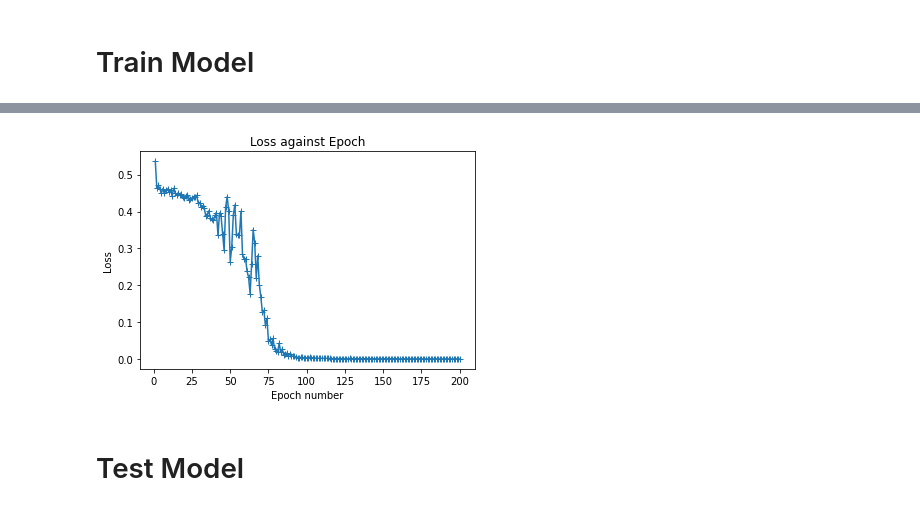
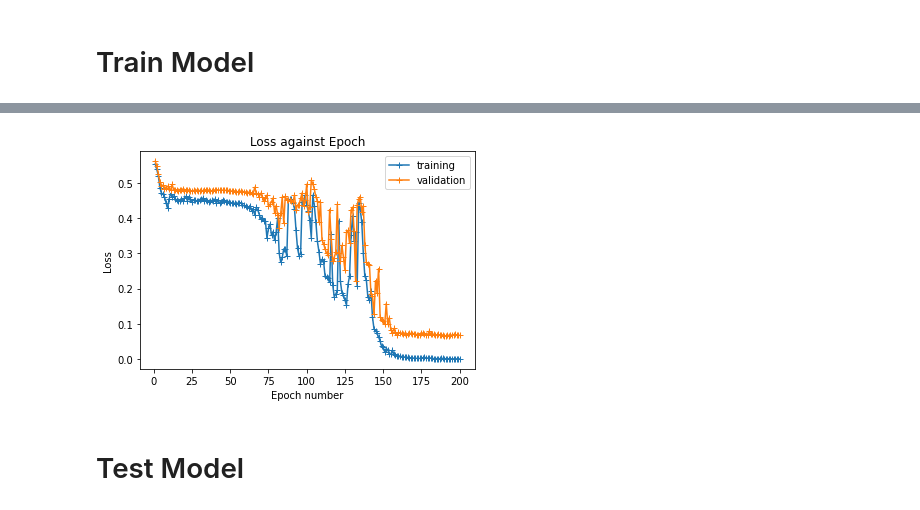
Before and after one commit to SEMOrientation/Y4ProjectNotebooks, a Jupyter notebook: 2D_Network.ipynb, the cells around one changed output, grey strips where cells are left out. Drawn from its saved outputs; the diff is of its cells as text; code cells hidden in the pictures.

Commit message:
Add validation data

```diff
--- a/2D_Network.ipynb
+++ b/2D_Network.ipynb
@@ -256,8 +256,11 @@ history = model.fit(
     y_data,
     batch_size,
     epochs,
+    validation_data=(x_test, y_test),
 )
-plt.plot([i for i in range(1, len(history.history["loss"])+1)], history.history["loss"], "+-")
+plt.plot([i for i in range(1, len(history.history["loss"])+1)], history.history["loss"], "+-", label="training")
+plt.plot([i for i in range(1, len(history.history["val_loss"])+1)], history.history["val_loss"], "+-", label="validation")
+plt.legend()
 plt.xlabel("Epoch number")
 plt.ylabel("Loss")
 plt.title("Loss against Epoch")
@@ -283,4 +286,4 @@ Epoch 200/200
-[figure, old version]
+[figure, new version]
 # %% [markdown]
 # Test Model
 # %%
```
Also changed, not shown: parts of 7 cells of this notebook.
